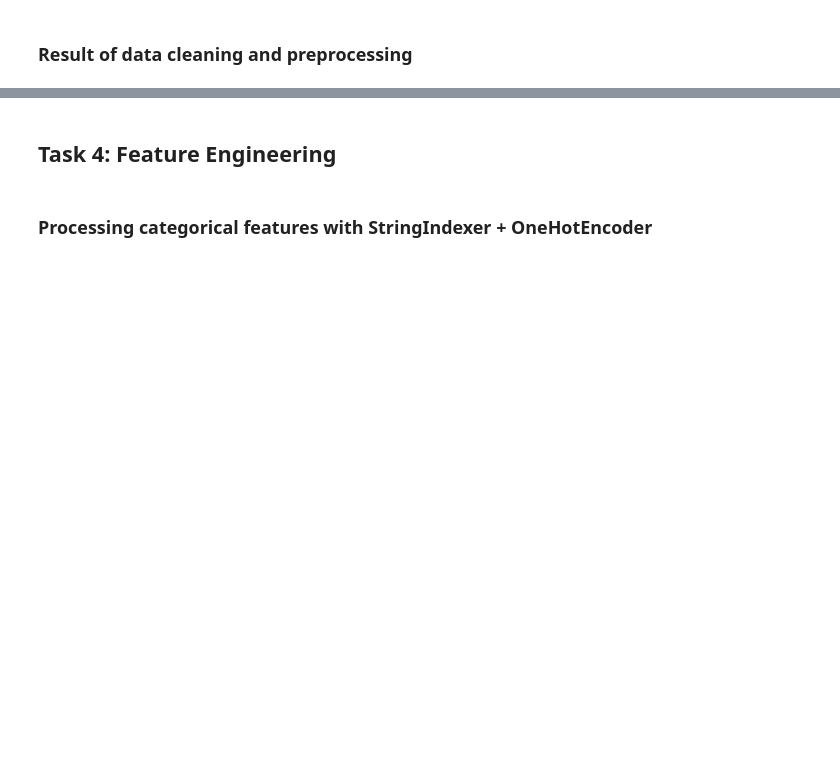
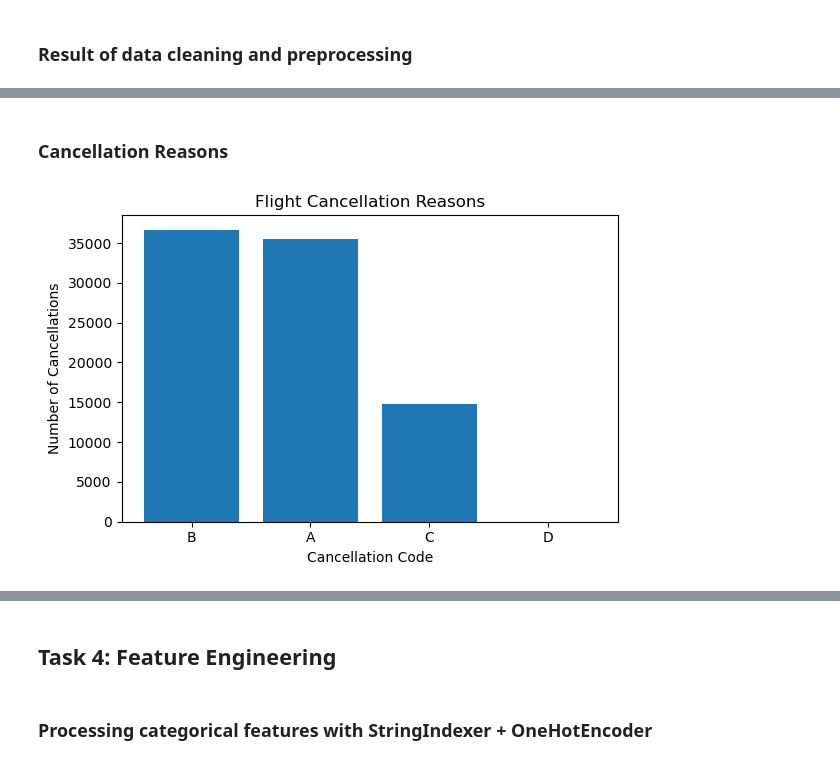
Before and after one commit to mariaanett/bdm-project, a Jupyter notebook: project_4/SparkML.ipynb, the cells around one changed output, grey strips where cells are left out. Saved outputs shown, nothing was run; the diff lists cells and outputs as text; code cells hidden in the pictures; blank space fills up the shorter version.

Commit message:
Data balancing, visualizations, testing, model saving

```diff
--- a/project_4/SparkML.ipynb
+++ b/project_4/SparkML.ipynb
@@ -70,0 +75,7 @@ TBA
+# %%
+parquet_path = "output/parquet_data"
+flight_df_csv.write.mode("overwrite").partitionBy("CANCELLED").parquet(parquet_path)
+# %%
+flight_df = spark.read.parquet(parquet_path)
+flight_df.cache()
+flight_df.printSchema()
@@ -77,11 +106,10 @@ renamed_columns = [
     "Date", "UniqueCarrier", "FlightNumber", "Origin", "Destination",
     "CRSDepTime", "DepartureTime", "DepartureDelay", "TaxiOut", "WheelsOff",
     "WheelsOn", "TaxiIn", "CRSArrivalTime", "ArrivalTime", "ArrivalDelay",
-    "Cancelled", "CancellationCode", "Diverted", "CRSElapsedTime",
+    "CancellationCode", "Diverted", "CRSElapsedTime",
     "ActualElapsedTime", "AirTime", "Distance", "CarrierDelay",
     "WeatherDelay", "NASDelay", "SecurityDelay", "LateAircraftDelay",
-    "UnusedColumn"
+    "UnusedColumn", "Cancelled"
 ]
 
 flight_df = flight_df.toDF(*renamed_columns)
-test_df = test_df.toDF(*renamed_columns)
@@ -216,0 +261,23 @@ flight_df = cancelled_df.union(sample)
+# %% [markdown]
+### Cancellation Reasons
+# %%
+cancellation_codes = (
+    cancelled_df.groupBy("CancellationCode")
+           .agg(F.count("*").alias("count"))
+           .orderBy(F.desc("count"))
+)
+
+cancellation_codes = cancellation_codes.select("CancellationCode", "count").collect()
+
+labels = [row["CancellationCode"] for row in cancellation_codes]
+counts = [row["count"] for row in cancellation_codes]
+
+plt.figure(figsize=(6, 4))
+plt.bar(labels, counts)
+plt.title("Flight Cancellation Reasons")
+plt.ylabel("Number of Cancellations")
+plt.xlabel("Cancellation Code")
+plt.tight_layout()
+plt.show()
+# %% [output]
+[figure, added]
```
Also changed, not shown: parts of 54 cells of this notebook, 1 other file.
